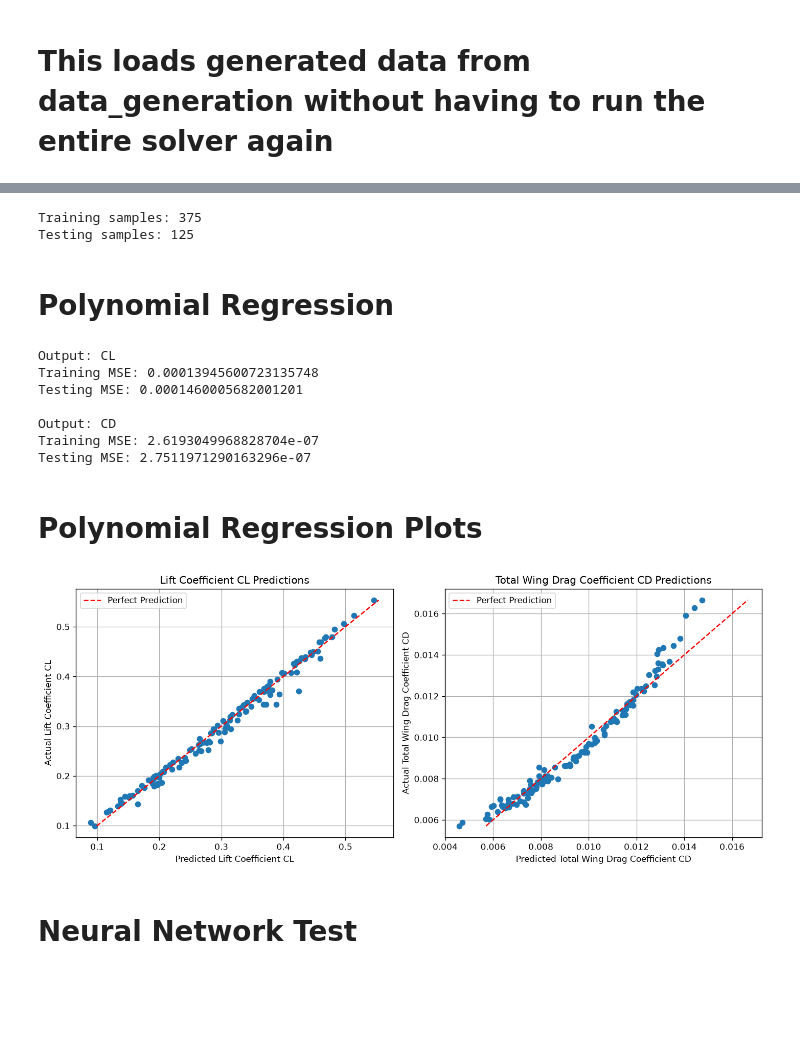
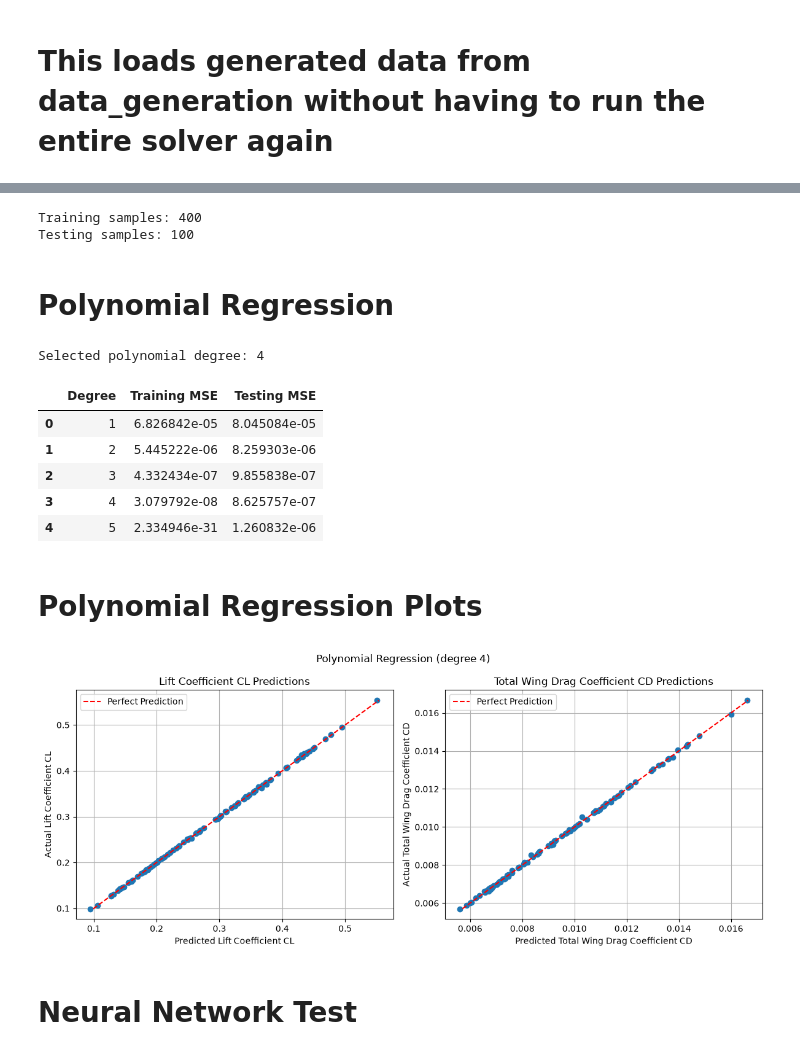
Before and after one commit to hayes-donaldson/Maching-Learning-Project, a Jupyter notebook: notebooks/train_surrogate.ipynb, the cells around one changed output, grey strips where cells are left out. Saved outputs shown, nothing was run; the diff lists cells and outputs as text; code cells hidden in the pictures; blank space fills up the shorter version.

```diff
--- a/notebooks/train_surrogate.ipynb
+++ b/notebooks/train_surrogate.ipynb
@@ -39,72 +45,79 @@ output_features = ["CL", "CD"]
 X = pd.get_dummies(df[input_features], columns=["airfoil"], dtype=float)
 Y = df[output_features]
 X_train, X_test, Y_train, Y_test = train_test_split(
-    X, Y, test_size=0.25, random_state=10,
+    X, Y, test_size=0.20, random_state=10,
 )
 
 print("Training samples:", len(X_train))
 print("Testing samples:", len(X_test))
 # %% [output]
-Training samples: 375
-Testing samples: 125
+Training samples: 400
+Testing samples: 100
 # %% [markdown]
 # Polynomial Regression
 # %%
-# Start with degree 1 because our trial dataset is very small
-model = build_model(degree=1)
+degrees = [1, 2, 3, 4, 5]
+best_testing_MSE = float("inf")
+degree_results = []
 
-model.fit(X_train, Y_train)
+for degree in degrees:
+    poly_model = build_model(degree=degree)
+    poly_model.fit(X_train, Y_train)
+
+    Y_train_pred = poly_model.predict(X_train)
+    Y_test_pred = poly_model.predict(X_test)
+
+    training_MSE = np.mean((Y_train_pred - Y_train.to_numpy()) ** 2)
+    testing_MSE = np.mean((Y_test_pred - Y_test.to_numpy()) ** 2)
+    degree_results.append({
+        "Degree": degree,
+        "Training MSE": training_MSE,
+        "Testing MSE": testing_MSE,
+    })
+
+    if testing_MSE < best_testing_MSE:
+        best_testing_MSE = testing_MSE
+        best_degree = degree
+        model = poly_model
 
 Y_train_pred = model.predict(X_train)
 Y_test_pred = model.predict(X_test)
 
-# Errors
-for i in range(len(output_features)):
-
-    training_MSE = np.mean(
-        (Y_train_pred[:, i] - Y_train.iloc[:, i].to_numpy()) ** 2
-    )
-
-    testing_MSE = np.mean(
-        (Y_test_pred[:, i] - Y_test.iloc[:, i].to_numpy()) ** 2
-    )
-
-    print("Output:", output_features[i])
-    print("Training MSE:", training_MSE)
-    print("Testing MSE:", testing_MSE)
-    print()
+print("Selected polynomial degree:", best_degree)
+pd.DataFrame(degree_results)
 # %% [output]
-Output: CL
-Training MSE: 0.00013945600723135748
-Testing MSE: 0.0001460005682001201
-
-Output: CD
-Training MSE: 2.6193049968828704e-07
-Testing MSE: 2.7511971290163296e-07
+Selected polynomial degree: 4
+|  | Degree | Training MSE | Testing MSE |
+| 0 | 1 | 6.826842e-05 | 8.045084e-05 |
+| 1 | 2 | 5.445222e-06 | 8.259303e-06 |
+| 2 | 3 | 4.332434e-07 | 9.855838e-07 |
+| 3 | 4 | 3.079792e-08 | 8.625757e-07 |
+| 4 | 5 | 2.334946e-31 | 1.260832e-06 |
 # %% [markdown]
 # Polynomial Regression Plots
 # %%
 fig, axes = plt.subplots(1, 2, figsize=(12, 5))
+fig.suptitle(f"Polynomial Regression (degree {best_degree})")
 
 labels = ["Lift Coefficient CL", "Total Wing Drag Coefficient CD"]
 for i, (ax, label) in enumerate(zip(axes, labels)):
     actual = Y_test.iloc[:, i].to_numpy()
     ax.plot(Y_test_pred[:, i], actual, "o")
     ax.plot(
         [actual.min(), actual.max()],
         [actual.min(), actual.max()],
         "r--", label="Perfect Prediction",
     )
     ax.set_xlabel(f"Predicted {label}")
     ax.set_ylabel(f"Actual {label}")
     ax.set_title(f"{label} Predictions")
     ax.grid()
     ax.legend()
 
 plt.tight_layout()
 plt.show()
 # %% [output]
-[figure, old version]
+[figure, new version]
 # %% [markdown]
 # Neural Network Test
 # %%
```
Also changed, not shown: parts of 9 cells of this notebook.
